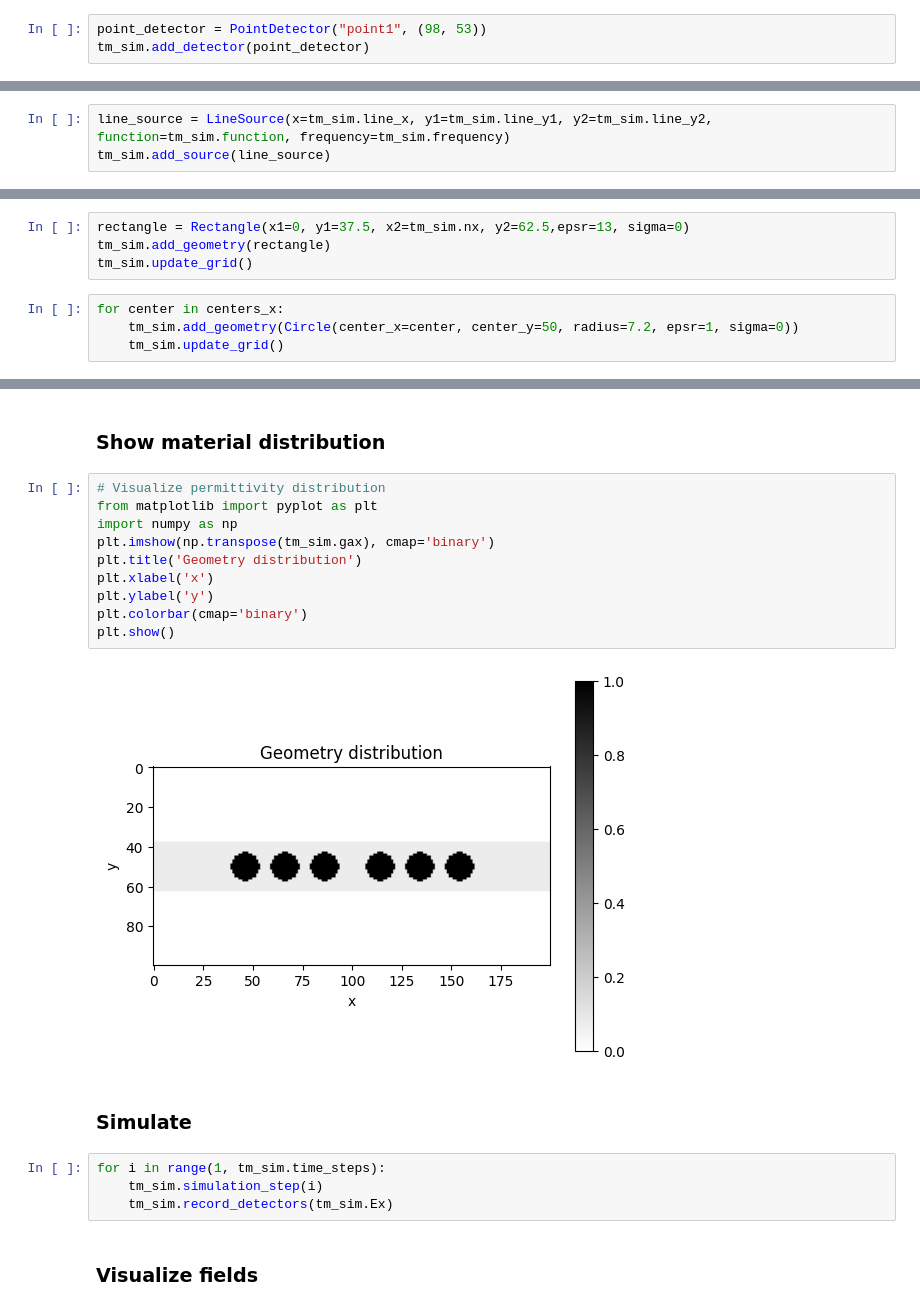
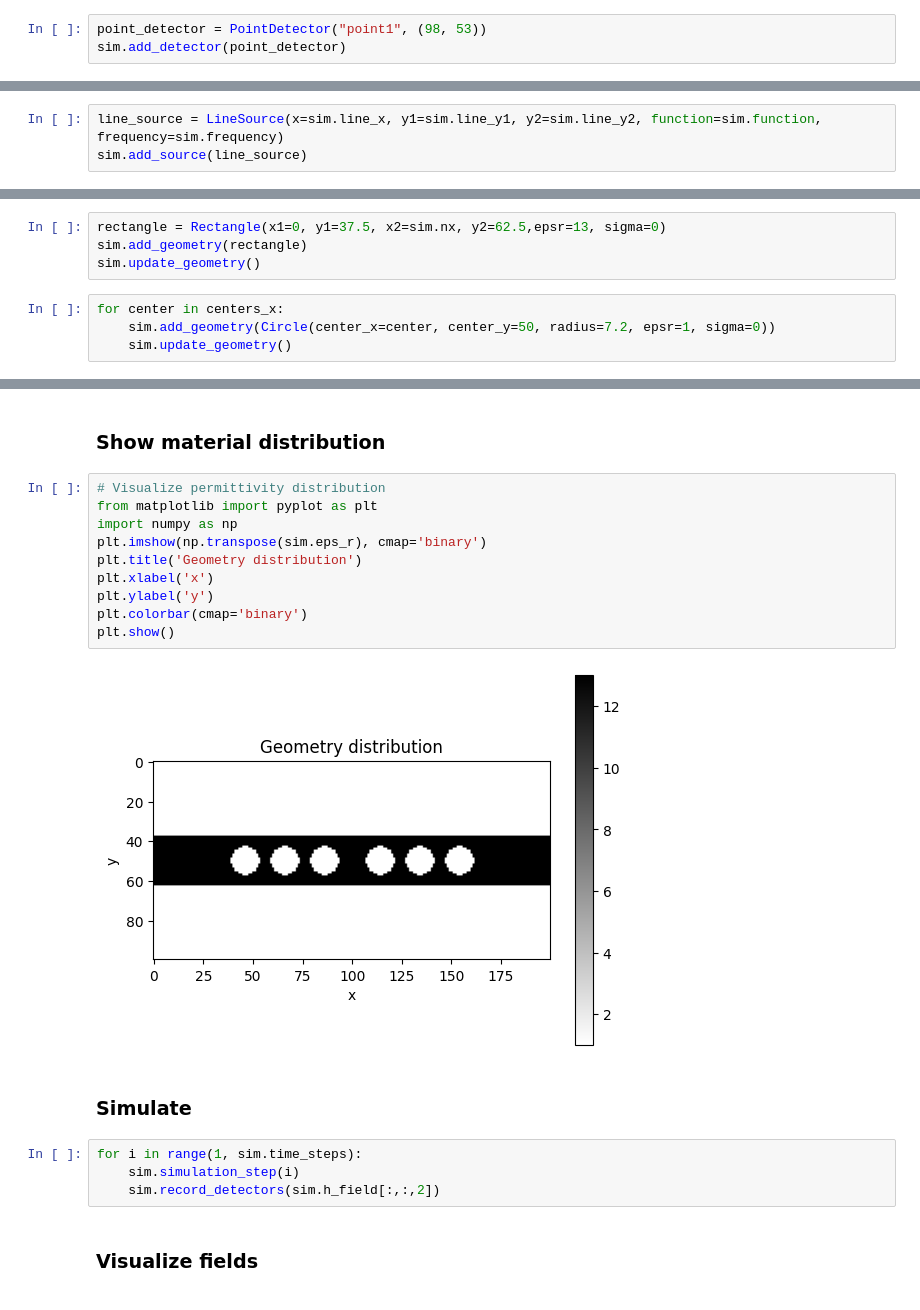
Before and after one commit to vlrmzz/tfdtd, a Jupyter notebook: resonant_mode.ipynb, the cells around one changed output, grey strips where cells are left out. Cells and saved outputs as stored; diff of their text form.

```diff
--- a/resonant_mode.ipynb
+++ b/resonant_mode.ipynb
@@ -26,12 +47,12 @@ Reading configuration from file...
 ### Set detectors
 # %%
 point_detector = PointDetector("point1", (98, 53))
-tm_sim.add_detector(point_detector)
+sim.add_detector(point_detector)
 # %% [markdown]
 ### Set sources
 # %%
-line_source = LineSource(x=tm_sim.line_x, y1=tm_sim.line_y1, y2=tm_sim.line_y2, function=tm_sim.function, frequency=tm_sim.frequency)
-tm_sim.add_source(line_source)
+line_source = LineSource(x=sim.line_x, y1=sim.line_y1, y2=sim.line_y2, function=sim.function, frequency=sim.frequency)
+sim.add_source(line_source)
 # %% [markdown]
 ### Set geometry
 # %%
@@ -52,13 +73,13 @@ d_nx 28.0
 # %%
 centers_x = [46,66,86,114,134,154]
 # %%
-rectangle = Rectangle(x1=0, y1=37.5, x2=tm_sim.nx, y2=62.5,epsr=13, sigma=0)
-tm_sim.add_geometry(rectangle)
-tm_sim.update_grid()
+rectangle = Rectangle(x1=0, y1=37.5, x2=sim.nx, y2=62.5,epsr=13, sigma=0)
+sim.add_geometry(rectangle)
+sim.update_geometry()
 # %%
 for center in centers_x:
-    tm_sim.add_geometry(Circle(center_x=center, center_y=50, radius=7.2, epsr=1, sigma=0))
-    tm_sim.update_grid()
+    sim.add_geometry(Circle(center_x=center, center_y=50, radius=7.2, epsr=1, sigma=0))
+    sim.update_geometry()
 # %% [markdown]
 ### Print simulation info
 # %%
@@ -86,20 +107,20 @@ detectors: [<src.detectors.point_detector.PointDetector object at 0x...>]
 # %%
 # Visualize permittivity distribution
 from matplotlib import pyplot as plt
 import numpy as np
-plt.imshow(np.transpose(tm_sim.gax), cmap='binary')
+plt.imshow(np.transpose(sim.eps_r), cmap='binary')
 plt.title('Geometry distribution')
 plt.xlabel('x')
 plt.ylabel('y')
 plt.colorbar(cmap='binary')
 plt.show()
 # %% [output]
-[figure, old version]
+[figure, new version]
 # %% [markdown]
 ### Simulate
 # %%
-for i in range(1, tm_sim.time_steps):
-    tm_sim.simulation_step(i)
-    tm_sim.record_detectors(tm_sim.Ex)
+for i in range(1, sim.time_steps):
+    sim.simulation_step(i)
+    sim.record_detectors(sim.h_field[:,:,2])
 # %% [markdown]
 ### Visualize fields
```
Also changed, not shown: parts of 8 cells of this notebook, 5 other files.
